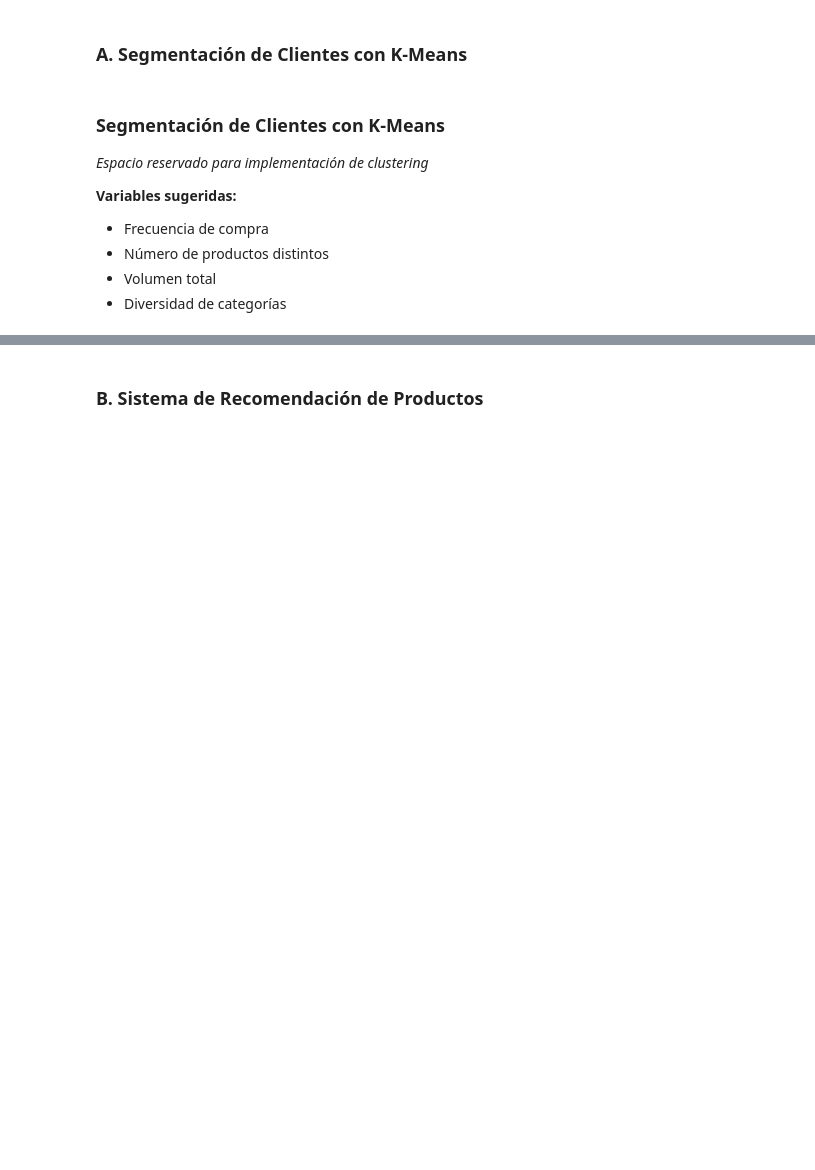
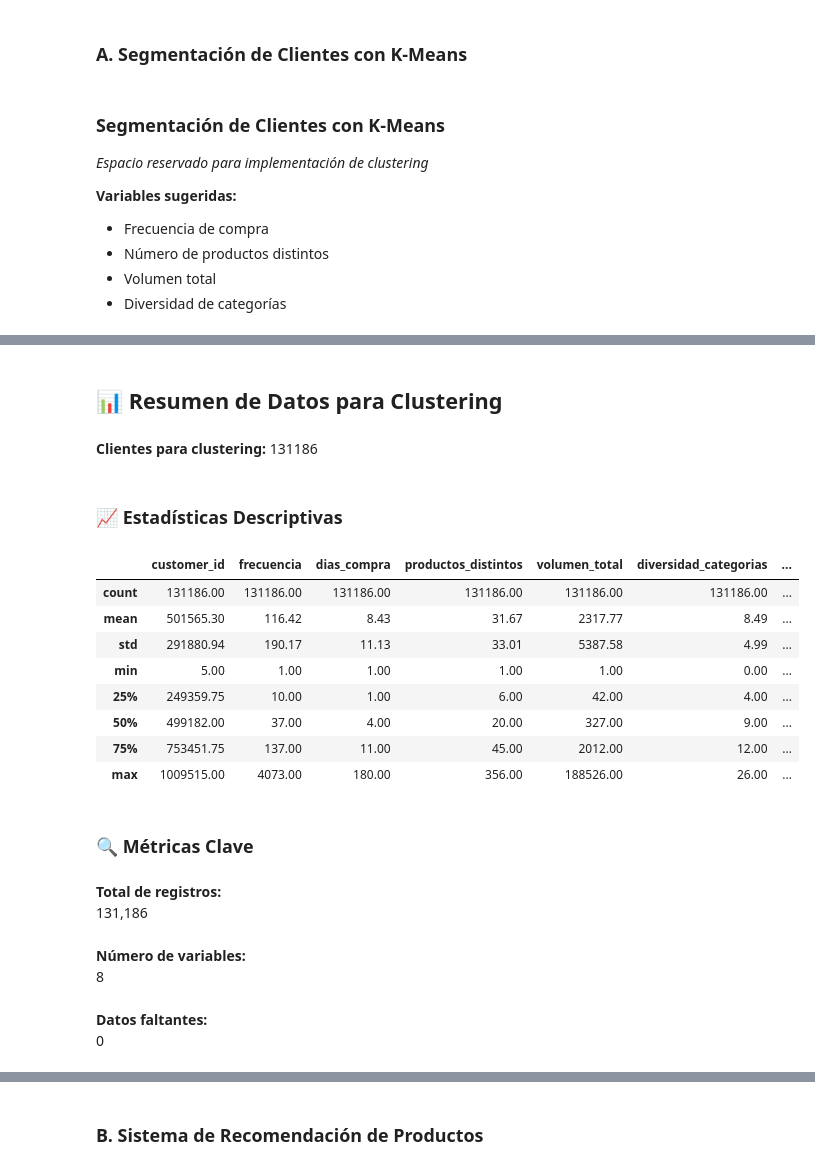
Before and after one commit to BrianMatasca/proyecto-final-distribuidos, a Jupyter notebook: taller_dashboard.ipynb, the cells around one changed output, grey strips where cells are left out. Drawn from its saved outputs; the diff is of its cells as text; code cells hidden in the pictures; blank space fills up the shorter version.

```diff
--- a/taller_dashboard.ipynb
+++ b/taller_dashboard.ipynb
@@ -582,3 +506,53 @@ max      2860.000000                    0.0     180.000000        98.000000
+# %%
+import mercury as mr
+
+# Sección de resumen de datos para clustering
+mr.Md("## 📊 Resumen de Datos para Clustering")
+
+# Información general
+mr.Md(f"**Clientes para clustering:** {len(datos_clustering)}")
+
+# Estadísticas descriptivas
+mr.Md("### 📈 Estadísticas Descriptivas")
+
+# Para mostrar la tabla de estadísticas de forma más elegante
+from IPython.display import display
+import pandas as pd
+
+# Crear un widget interactivo para las estadísticas
+stats = datos_clustering.describe()
+display(stats.style.background_gradient(cmap='Blues').format('{:.2f}'))
+
+
+# Otra opción más visual
+mr.Md("### 🔍 Métricas Clave")
+
+
+mr.Md(f"**Total de registros:**  \n{len(datos_clustering):,}")
+
+mr.Md(f"**Número de variables:**  \n{len(datos_clustering.columns)}")
+
+mr.Md(f"**Datos faltantes:**  \n{datos_clustering.isnull().sum().sum()}")
+# %% [output]
+## 📊 Resumen de Datos para Clustering
+**Clientes para clustering:** 131186
+### 📈 Estadísticas Descriptivas
+|  | customer_id | frecuencia | dias_compra | productos_distintos | volumen_total | diversidad_categorias | ... |
+| count | 131186.00 | 131186.00 | 131186.00 | 131186.00 | 131186.00 | 131186.00 | ... |
+| mean | 501565.30 | 116.42 | 8.43 | 31.67 | 2317.77 | 8.49 | ... |
+| std | 291880.94 | 190.17 | 11.13 | 33.01 | 5387.58 | 4.99 | ... |
+| min | 5.00 | 1.00 | 1.00 | 1.00 | 1.00 | 0.00 | ... |
+| 25% | 249359.75 | 10.00 | 1.00 | 6.00 | 42.00 | 4.00 | ... |
+| 50% | 499182.00 | 37.00 | 4.00 | 20.00 | 327.00 | 9.00 | ... |
+| 75% | 753451.75 | 137.00 | 11.00 | 45.00 | 2012.00 | 12.00 | ... |
+| max | 1009515.00 | 4073.00 | 180.00 | 356.00 | 188526.00 | 26.00 | ... |
+### 🔍 Métricas Clave
+**Total de registros:**
+131,186
+**Número de variables:**
+8
+**Datos faltantes:**
+0
 # %%
 # Seleccionar variables para clustering
 variables_clustering = [
```
Also changed, not shown: parts of 15 cells of this notebook.
